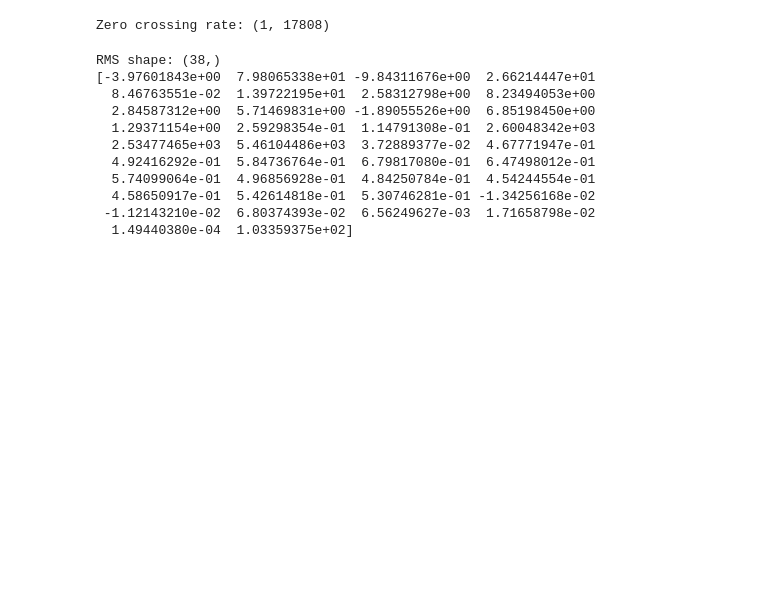
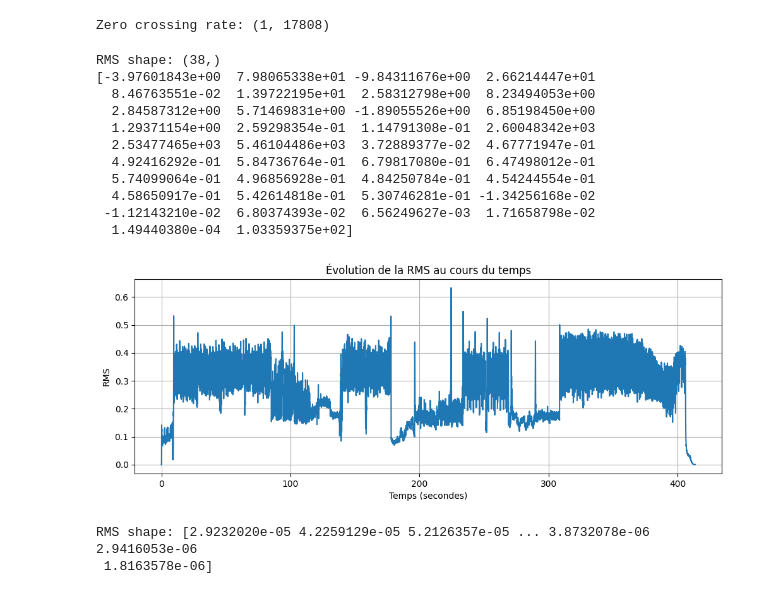
Before and after one commit to seb54/Doggy-and-Cat-adventure, a Jupyter notebook: dog_and_cat.ipynb, the cells around one changed output. Saved outputs shown, nothing was run; the diff lists cells and outputs as text; code cells hidden in the pictures; blank space fills up the shorter version.

```diff
--- a/dog_and_cat.ipynb
+++ b/dog_and_cat.ipynb
@@ -68,3 +68,19 @@ RMS shape: (38,)
   4.58650917e-01  5.42614818e-01  5.30746281e-01 -1.34256168e-02
  -1.12143210e-02  6.80374393e-02  6.56249627e-03  1.71658798e-02
   1.49440380e-04  1.03359375e+02]
+# %%
+rms = librosa.feature.rms(y=y)[0]
+plt.figure(figsize=(12, 4))
+frames = np.arange(len(rms))
+t = librosa.frames_to_time(frames, hop_length=512, sr=sr)
+plt.plot(t, np.array(rms), label='RMS')
+plt.title("Évolution de la RMS au cours du temps")
+plt.xlabel("Temps (secondes)")
+plt.ylabel("RMS")
+plt.grid(True)
+plt.show()
+print(f"RMS shape: {rms}")
+# %% [output]
+[figure, added]
+RMS shape: [2.9232020e-05 4.2259129e-05 5.2126357e-05 ... 3.8732078e-06 2.9416053e-06
+ 1.8163578e-06]
```
Also changed, not shown: parts of 1 cell of this notebook.
